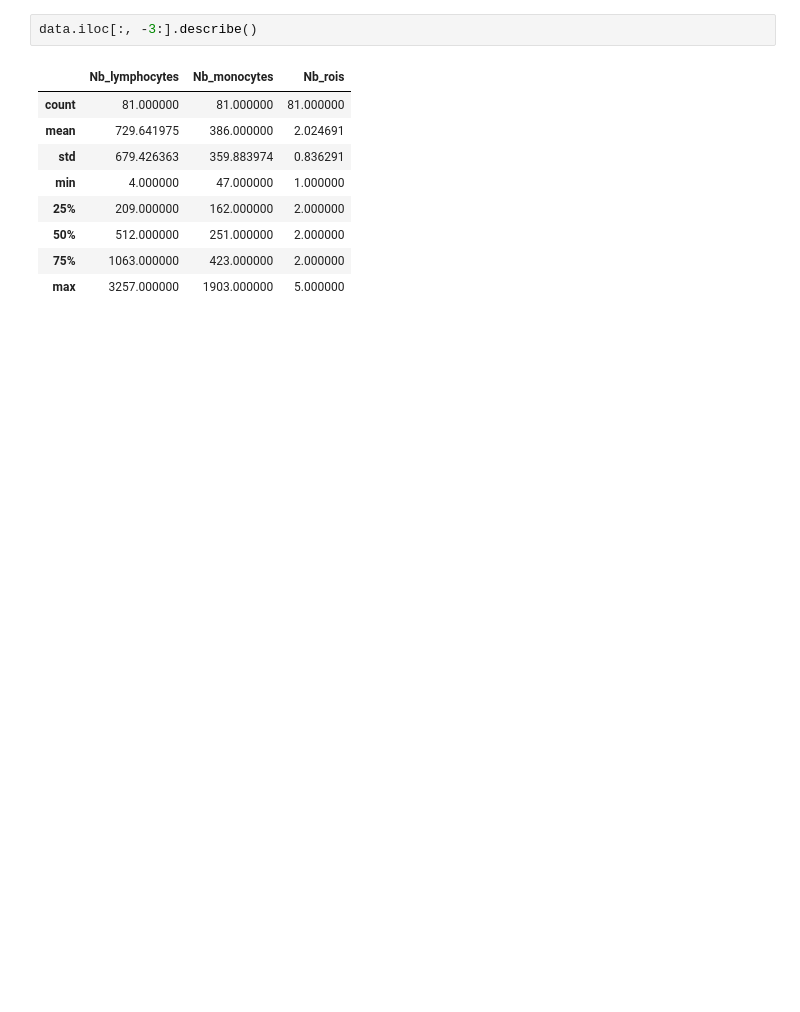
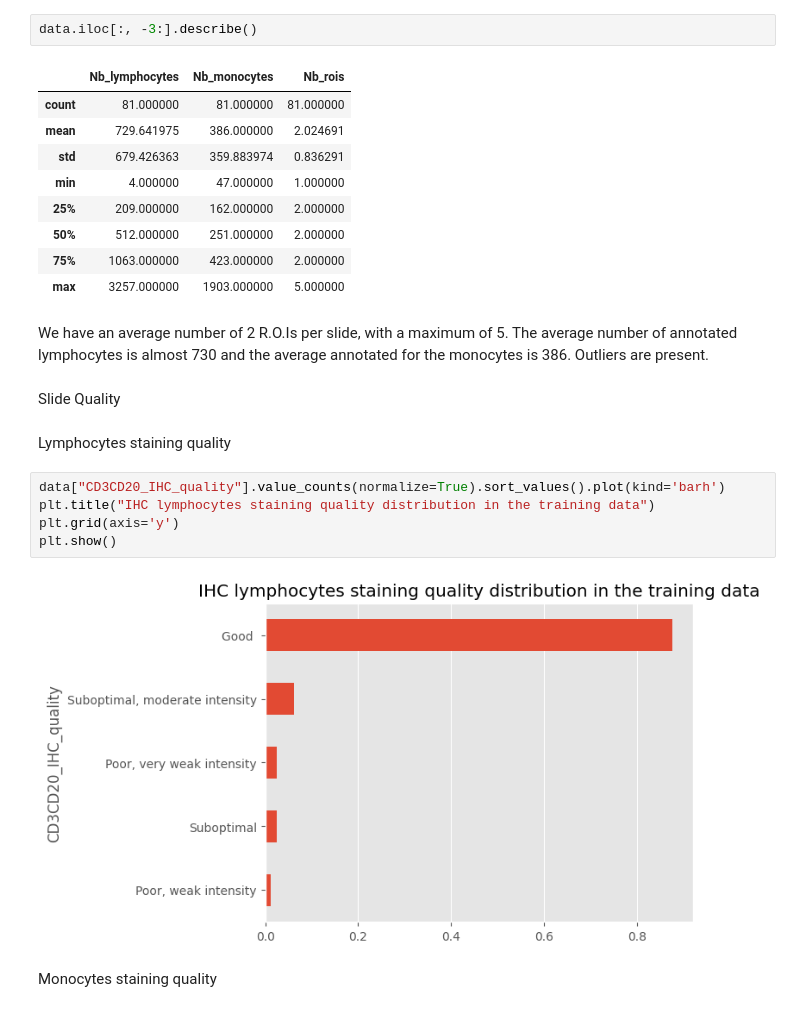
Before and after one commit to AImageLab-zip/MONKEY_challenge_ziplab, a Jupyter notebook: data_analysis/context_analisys.ipynb, the cells around one changed output. Drawn from its saved outputs; the diff is of its cells as text; blank space fills up the shorter version.

```diff
--- a/data_analysis/context_analisys.ipynb
+++ b/data_analysis/context_analisys.ipynb
@@ -153,3 +173,20 @@ data.iloc[:, -3:].describe()
 | 50% | 512.000000 | 251.000000 | 2.000000 |
 | 75% | 1063.000000 | 423.000000 | 2.000000 |
 | max | 3257.000000 | 1903.000000 | 5.000000 |
+# %% [markdown]
+We have an average number of 2 R.O.Is per slide, with a maximum of 5.
+The average number of annotated lymphocytes is almost 730 and the average annotated for the monocytes is 386.
+Outliers are present.
+# %% [markdown]
+Slide Quality
+# %% [markdown]
+Lymphocytes staining quality
+# %%
+data["CD3CD20_IHC_quality"].value_counts(normalize=True).sort_values().plot(kind='barh')
+plt.title("IHC lymphocytes staining quality distribution in the training data")
+plt.grid(axis='y')
+plt.show()
+# %% [output]
+[figure, added]
+# %% [markdown]
+Monocytes staining quality
```
Also changed, not shown: parts of 19 cells of this notebook.
